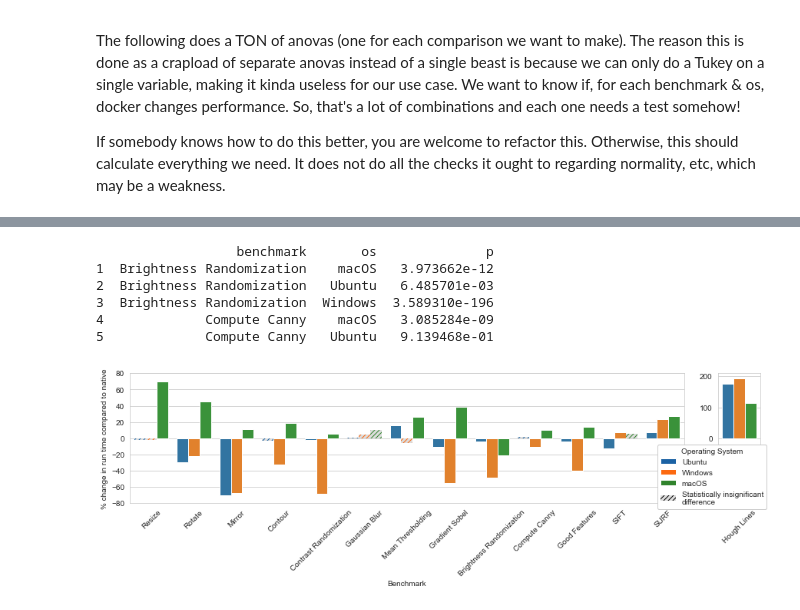
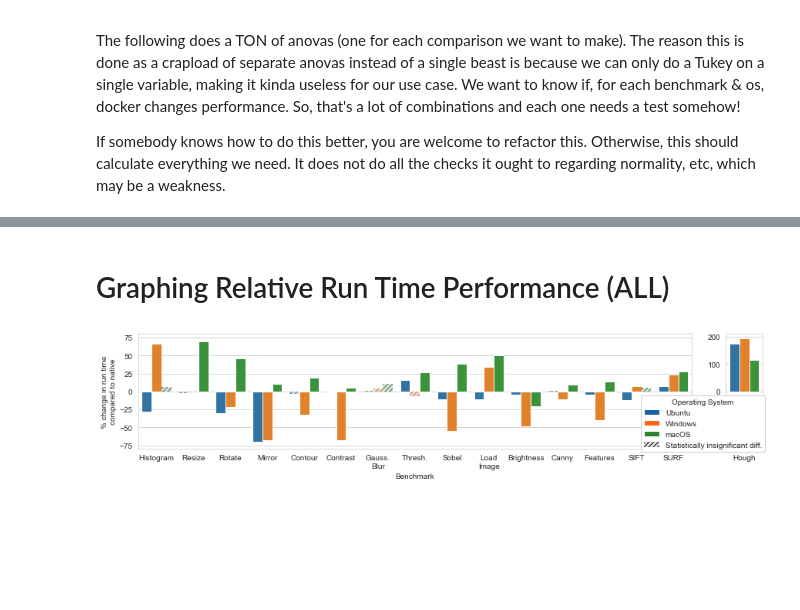
Before and after one commit to gzinck/docker-eval, a Jupyter notebook: data-analysis/docker_results.ipynb, the cells around one changed output, grey strips where cells are left out. Drawn from its saved outputs; the diff is of its cells as text; code cells hidden in the pictures; blank space fills up the shorter version.

Commit message:
Added extra code to output more benchmarks. Added graphs.

```diff
--- a/data-analysis/docker_results.ipynb
+++ b/data-analysis/docker_results.ipynb
@@ -69,8 +72,8 @@ bench_translator = {
     'detectSift': 'SIFT',
     'detectSurf': 'SURF',
     'houghLine': 'Hough Lines',
-    'measureMemoryUsage': 'Measure Memory Usage',
-    'computeHistogram': 'Compute Histogram'
+    'measureMemoryUsage': 'Load Image',
+    'computeHistogram': 'Compute Histogram',
 }
 
 for idx, d in enumerate(devices):
@@ -138,7 +141,7 @@ all_df = pd.DataFrame(data=all_dfs_list, columns=[
   'Source Video',
   'Image Path',
   'Kernel Width (# pixels)',
-  'Runtime (ms)',
+  'Run Time (ms)',
   'LogTime',
   'CPU Usage (% of CPU)',
   'Memory Usage (% of memory)'
@@ -274,6 +261,8 @@ save(all_df,file="all_df.Rda")
 significance <- data.frame(benchmark = character(),
              os = character(),
              p = double())
+
+print(levels(all_df$benchmark))
 
 print("**************************** For each benchmark, look for differences ****************************")
 for (b in levels(all_df$benchmark)) {
@@ -301,11 +290,11 @@ for (b in levels(all_df$benchmark)) {
         os_bench_df <- filter(bench_df, operating_system == os)
 
         d_os_bench_df <- filter(os_bench_df, condition == "Docker")
-        print(paste("Docker: Mean: ", mean(d_os_bench_df$runtime_ms), ", StDev: ", sd(d_os_bench_df$runtime_ms)))
+        print(paste("Docker: Mean: ", mean(d_os_bench_df$run_time_ms), ", StDev: ", sd(d_os_bench_df$run_time_ms)))
         n_os_bench_df <- filter(os_bench_df, condition == "Native")
-        print(paste("Native: Mean: ", mean(n_os_bench_df$runtime_ms), ", StDev: ", sd(n_os_bench_df$runtime_ms)))
-        print(paste("Difference: Absolute: ", mean(d_os_bench_df$runtime_ms) - mean(n_os_bench_df$runtime_ms),
-                    ", Percent: ", (mean(d_os_bench_df$runtime_ms)/mean(n_os_bench_df$runtime_ms) - 1) * 100, "%"))
+        print(paste("Native: Mean: ", mean(n_os_bench_df$run_time_ms), ", StDev: ", sd(n_os_bench_df$run_time_ms)))
+        print(paste("Difference: Absolute: ", mean(d_os_bench_df$run_time_ms) - mean(n_os_bench_df$run_time_ms),
+                    ", Percent: ", (mean(d_os_bench_df$run_time_ms)/mean(n_os_bench_df$run_time_ms) - 1) * 100, "%"))
 
         t_result <- t.test(log_time ~ condition, var.equal=FALSE, paired=FALSE, data=os_bench_df)
         print(t_result)
@@ -477,6 +928,6 @@ R[write to console]:  Collapsing data to cell means. *IF* the requested effects
+# %% [markdown]
+# Graphing Relative Run Time Performance (ALL)
 # %%
-print(significance.head())
-
 sns.set_style("whitegrid")
 
 all_means = all_df.groupby(['Benchmark', 'Operating System', 'Condition']).mean()
@@ -485,9 +936,9 @@ all_means = all_df.groupby(['Benchmark', 'Operating System', 'Condition']).mean(
 perf_ratios = all_means.groupby(['Benchmark', 'Operating System']).apply(
     lambda d : (d.loc[ : , : , 'Docker'] / d.loc[ : , : , 'Native'] - 1) * 100
 )
-# Fix the naming of the performance ratio for runtime
+# Fix the naming of the performance ratio for run time
 perf_ratios.rename(inplace=True, columns={
-    'Runtime (ms)': '% change in run time compared to native'
+    'Run Time (ms)': '% change in run time compared to native'
 })
 # Fix a random problem with the index
 perf_ratios = perf_ratios.reset_index(level=[1,2], drop=True).reset_index()
@@ -498,17 +949,24 @@ perf_ratios['Benchmark'] = perf_ratios['Benchmark'].astype('category')
 # Ready for plotting
 fig = plt.figure(constrained_layout=True)
 fig.set_figwidth(12)
-fig.set_figheight(4)
-widths=[13, 1]
+fig.set_figheight(2.7)
+widths=[15, 1]
 yMax = [80, 210]
 yMin = [-80, -210]
 gs = fig.add_gridspec(ncols=2, nrows=1, width_ratios=widths)
 benchSets = [
-  ['Resize', 'Rotate', 'Mirror', 'Contour', 'Contrast Randomization',
+  ['Compute Histogram', 'Resize', 'Rotate', 'Mirror', 'Contour', 'Contrast Randomization',
    'Gaussian Blur', 'Mean Thresholding', 'Gradient Sobel',
-   'Brightness Randomization', 'Compute Canny', 'Good Features',
+   'Load Image', 'Brightness Randomization', 'Compute Canny', 'Good Features',
    'SIFT', 'SURF'],
   ['Hough Lines']
+]
+abbrs = [
+    ['Histogram', 'Resize', 'Rotate', 'Mirror', 'Contour', 'Contrast',
+    'Gauss.\nBlur',  'Thresh.', 'Sobel',
+    'Load\nImage', 'Brightness', 'Canny', 'Features',
+    'SIFT', 'SURF'],
+    ['Hough']
 ]
 oss = ['Ubuntu', 'Windows', 'macOS']
 colors = ['#1b62a4', '#fc6910', '#30832c']
@@ -531,46 +989,40 @@ for col, benches in enumerate(benchSets):
       hue='Operating System', hue_order=oss,
       data=ratios_subset, ax=axes[col],
   )
+  axes[col].set(ylabel='% change in run time\ncompared to native')
 
   for i, bar in enumerate(b.patches):
     # Get the benchmark and os for this bar using math
     curr_bench = benchSets[col][i % len(benches)]
     os = oss[i // len(benches)]
 
     # If the difference is insignificant, make the bar gray
     if significance[(significance['benchmark'] == curr_bench) & (significance['os'] == os)].iloc[0]['p'] > 0.05:
       bar.set(color='#DDD', linewidth=0, edgecolor=colors[i // len(benches)], hatch='////')
-#       bar.set_hatch('xxxx')
 
-  axes[col].set_xticklabels(axes[col].get_xticklabels(), rotation=45)
+#   axes[col].set_xticklabels([b.replace(" ", "\n") for b in benches], rotation=90, ma='right')
+  axes[col].set_xticklabels(abbrs[col])
 
   # Set the y limit
   axes[col].set_ylim(ymax=yMax[col], ymin=yMin[col])
 
   # Only first subfig has axes
   if col != 0:
     axes[col].set_ylabel(None)
     axes[col].set_xlabel(None)
 
-  # Only second subfig has legend
-#   if col != 1:
+  # Remove the legends
   axes[col].get_legend().set_visible(False)
 
 legend_elements = []
-legend_labels = oss + ['Statistically insignificant\ndifference']
+legend_labels = oss + ['Statistically insignificant diff.']
 for i, os in enumerate(oss):
   legend_elements += [patches.Patch(facecolor=colors[i])]
 legend_elements += [patches.Patch(facecolor='#DDD', hatch='////', edgecolor='#000', linewidth=0)]
 
 # fig.legend(legend_elements, legend_labels, framealpha=1, loc=(0.84, 0.36), title='Operating System')
-fig.legend(legend_elements, legend_labels, framealpha=1, loc=(0.835, 0.365), title='Operating System')
+fig.legend(legend_elements, legend_labels, framealpha=1, loc=(0.81, 0.21), title='Operating System')
 
-plt.savefig('relative.pdf')
+plt.savefig('PercentRuntimeChangeDoubleCol.pdf')
 # %% [output]
-                  benchmark       os              p
-1  Brightness Randomization    macOS   3.973662e-12
-2  Brightness Randomization   Ubuntu   6.485701e-03
-3  Brightness Randomization  Windows  3.589310e-196
-4             Compute Canny    macOS   3.085284e-09
-5             Compute Canny   Ubuntu   9.139468e-01
-[figure, old version]
+[figure, new version]
```
Also changed, not shown: parts of 10 cells of this notebook.
